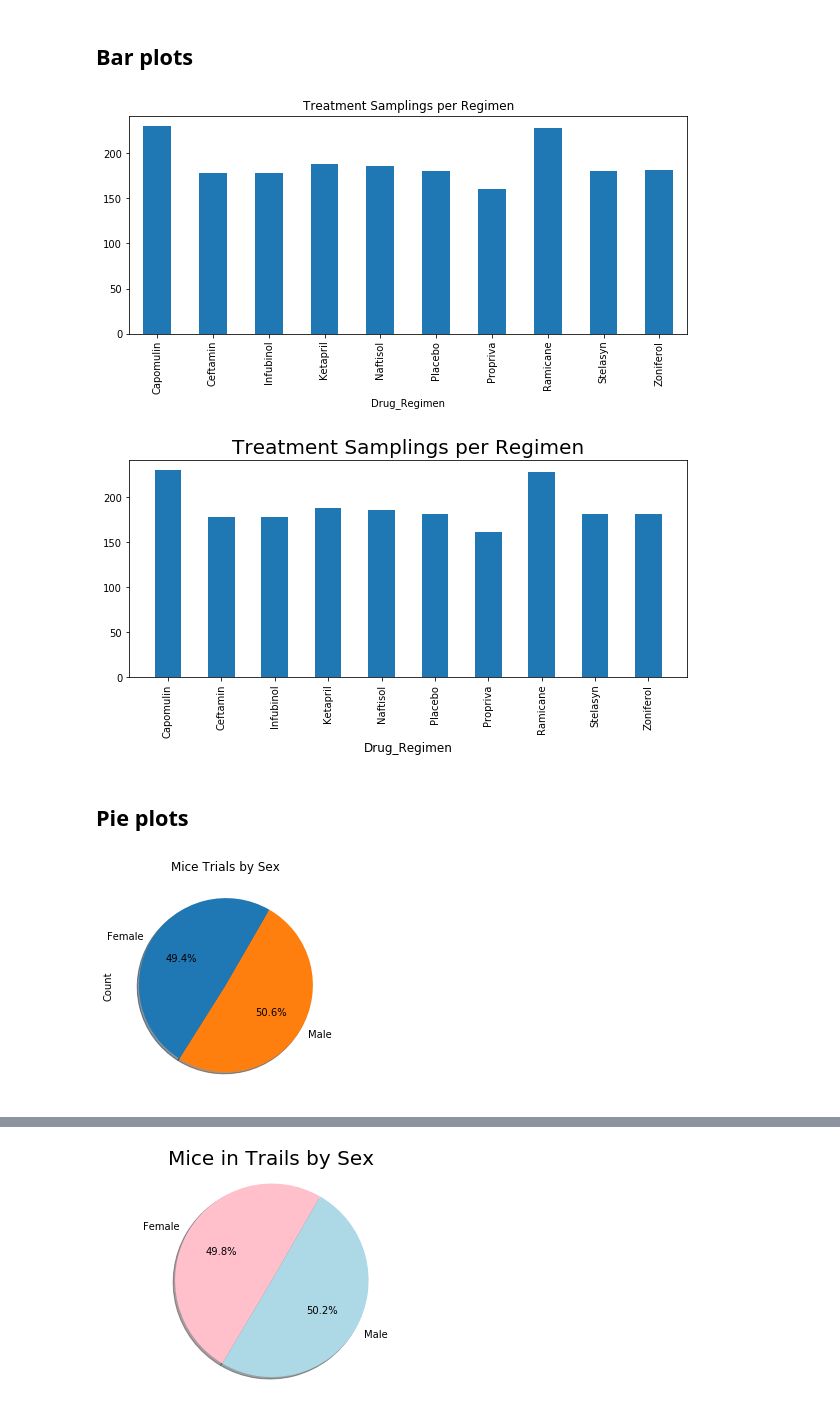
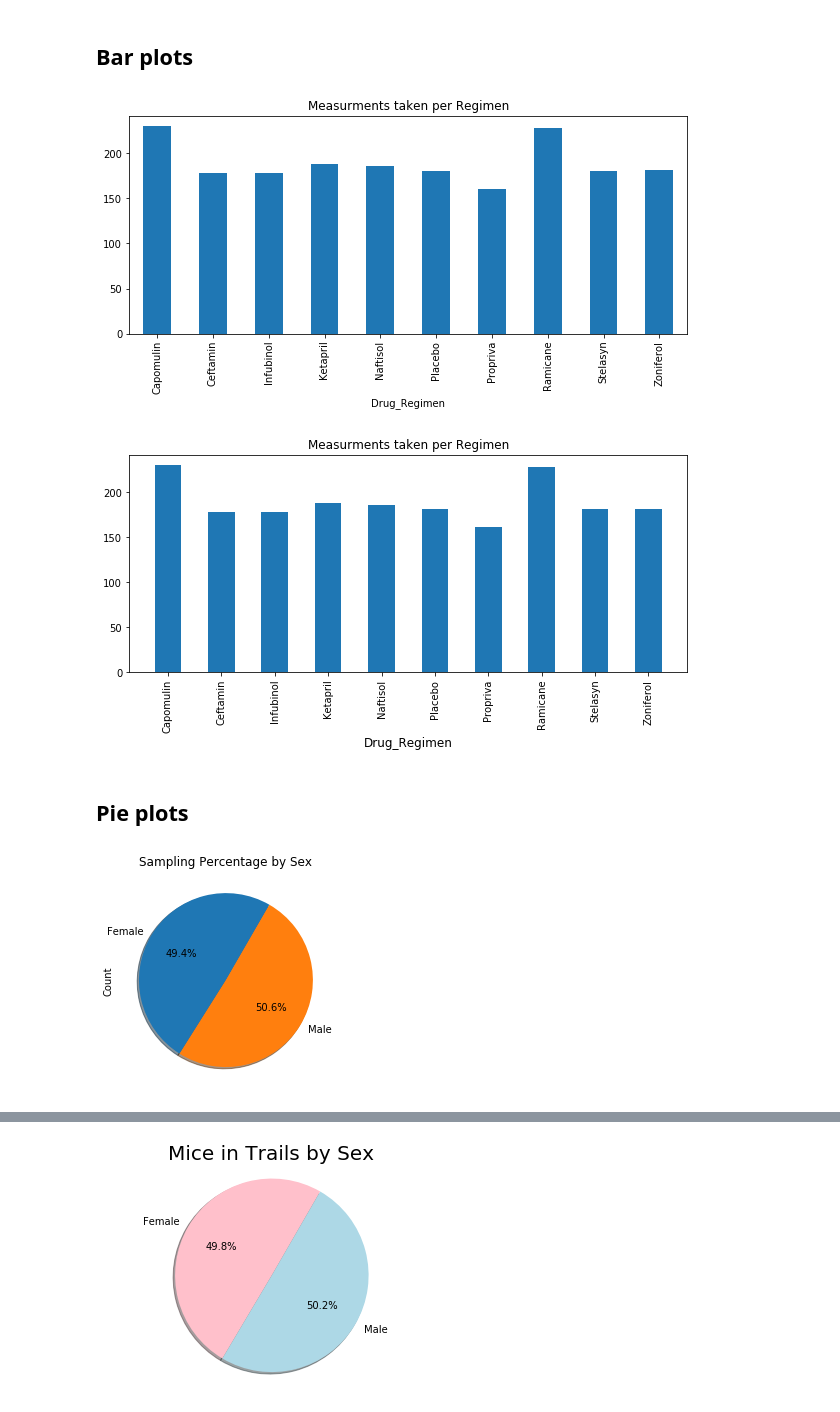
Before and after one commit to Skippy5/Matplotlib-Challenge, a Jupyter notebook: pymaceuticals_Hobba_Solved.ipynb, the cells around one changed output, grey strips where cells are left out. Cells and saved outputs as stored; diff of their text form; code cells hidden in the pictures.

```diff
--- a/pymaceuticals_Hobba_Solved.ipynb
+++ b/pymaceuticals_Hobba_Solved.ipynb
@@ -68,28 +68,28 @@ regimen_counts_df = pd.DataFrame({
 
 
 regimen_counts_df.plot(kind='bar',
-                       title='Treatment Samplings per Regimen',
+                       title='Measurments taken per Regimen'10,
                        legend=False,
                        figsize = (10,4)
                       )
 plt.show()
 # %% [output]
-[figure, old version]
+[figure, new version]
 # %%
 # Generate a bar plot showing number of data points for each treatment regimen using pyplot
 regimen_counts = regimen_group['Mouse_ID'].count()
 x_axis = np.arange(len(regimen_counts))
 regimen_ticks = [value for value in x_axis]
 
 fig = plt.figure(figsize = (10,4))
-plt.title("Treatment Samplings per Regimen", fontsize=20)
+plt.title("Measurments taken per Regimen", fontsize=12)
 plt.xlabel("Drug_Regimen", fontsize=12)
 
 plt.bar(x_axis,regimen_counts, width = .5)
 plt.xticks(regimen_ticks, regimen_counts.index.values, fontsize=10, rotation=90)
 plt.show()
 # %% [output]
-[figure, old version]
+[figure, new version]
 # %% [markdown]
 ## Pie plots
 # %%
@@ -105,11 +105,11 @@ gender_group_df.plot(y='Count',
                      autopct='%1.1f%%',
                      shadow=True,
                      startangle=60,
-                     title='Mice Trials by Sex',
+                     title='Sampling Percentage by Sex',
                      legend=False)
 plt.show()
 # %% [output]
-[figure, old version]
+[figure, new version]
 # %%
 # Generate a pie plot showing the distribution of female versus male mice using pyplot
 gender_counts = pd.DataFrame(merged_df.groupby('Sex').count()).reset_index()
```
Also changed, not shown: parts of 1 cell of this notebook.
